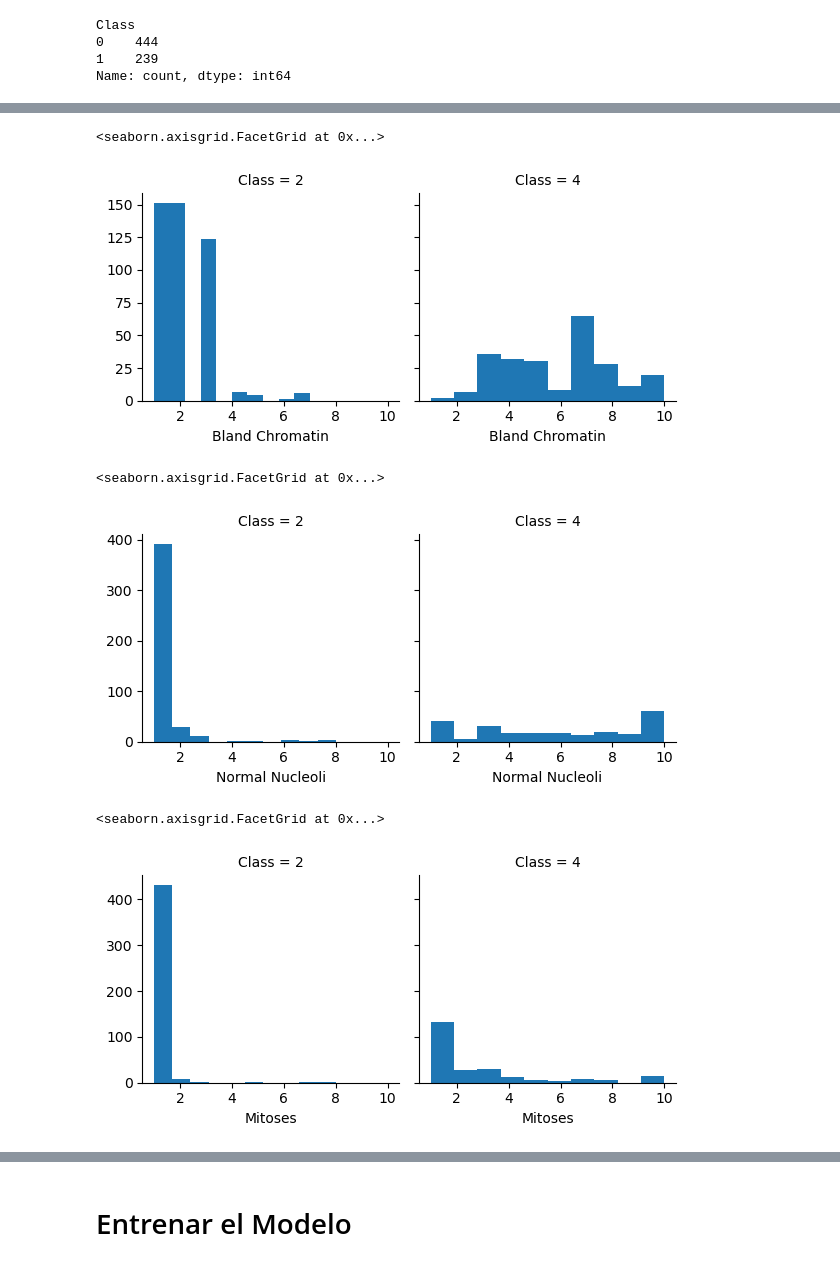
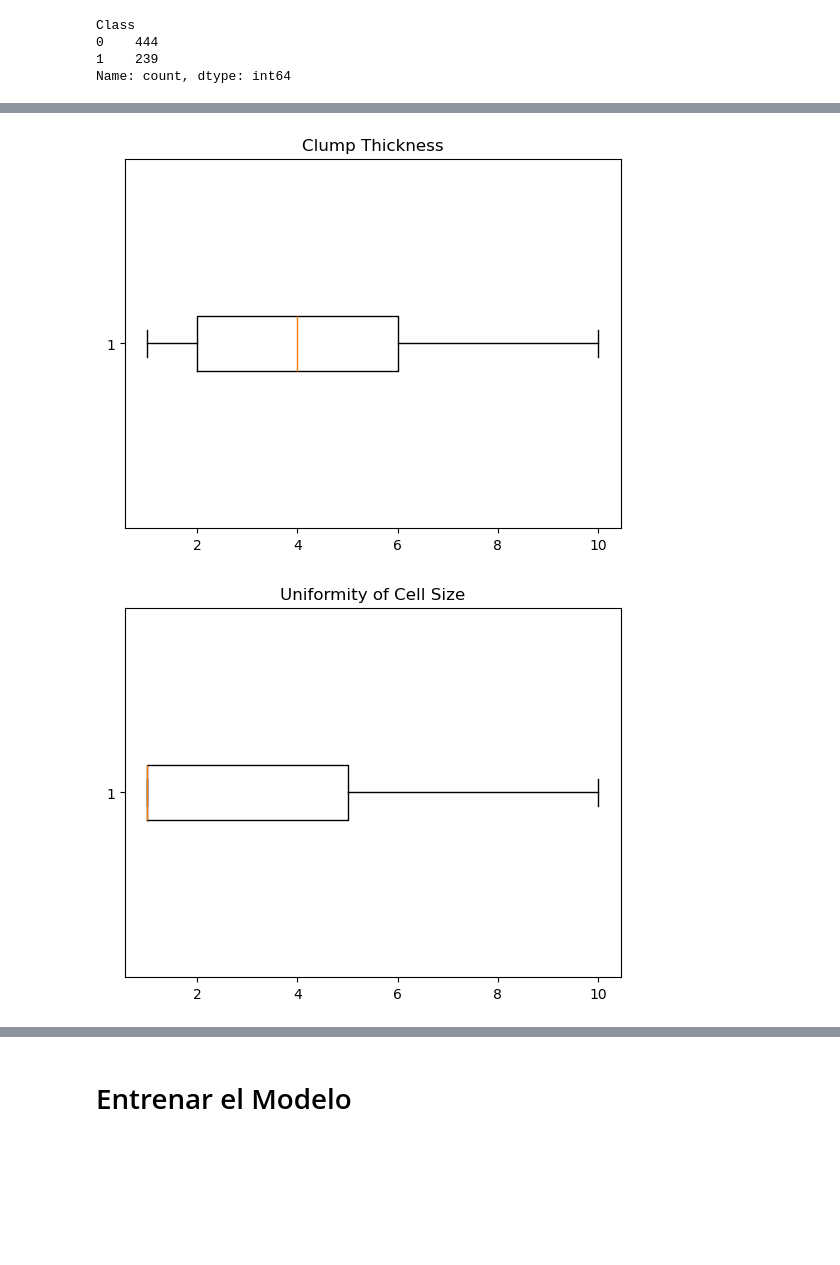
Before and after one commit to KaikoKill/Model-of-BCW, a Jupyter notebook: Model of BCW.ipynb, the cells around one changed output, grey strips where cells are left out. Cells and saved outputs as stored; diff of their text form; code cells hidden in the pictures; blank space fills up the shorter version.

```diff
--- a/Model of BCW.ipynb
+++ b/Model of BCW.ipynb
@@ -185,18 +164,39 @@ hist.map(plt.hist, 'Bare Nuclei', bins = 10)
-# %%
-hist = sns.FacetGrid(df, col= 'Class')
-hist.map(plt.hist, 'Bland Chromatin', bins = 10)
-# %% [output]
-<seaborn.axisgrid.FacetGrid at 0x...>
-[figure, removed]
-# %%
-hist = sns.FacetGrid(df, col= 'Class')
-hist.map(plt.hist, 'Normal Nucleoli', bins = 10)
-# %% [output]
-<seaborn.axisgrid.FacetGrid at 0x...>
-[figure, removed]
-# %%
-hist = sns.FacetGrid(df, col= 'Class')
-hist.map(plt.hist, 'Mitoses', bins = 10)
-# %% [output]
-<seaborn.axisgrid.FacetGrid at 0x...>
-[figure, removed]
+# %%
+plt.boxplot(df['Clump Thickness'], vert= False)
+plt.title('Clump Thickness')
+plt.show()
+
+plt.boxplot(df['Uniformity of Cell Size'], vert= False)
+plt.title('Uniformity of Cell Size')
+plt.show()
+
+plt.boxplot(df['Uniformity of Cell Shape'], vert= False)
+plt.title('Uniformity of Cell Shape')
+plt.show()
+
+plt.boxplot(df['Marginal Adhesion'], vert= False)
+plt.title('Marginal Adhesion')
+plt.show()
+
+plt.boxplot(df['Single Epithelial Cell Size'], vert= False)
+plt.title('Single Epithelial Cell Size')
+plt.show()
+
+plt.boxplot(df['Bare Nuclei'], vert= False)
+plt.title('Bare Nuclei')
+plt.show()
+
+plt.boxplot(df['Bland Chromatin'], vert= False)
+plt.title('Bland Chromatin')
+plt.show()
+
+plt.boxplot(df['Normal Nucleoli'], vert= False)
+plt.title('Normal Nucleoli')
+plt.show()
+
+plt.boxplot(df['Mitoses'], vert= False)
+plt.title('Mitoses')
+plt.show()
+# %% [output]
+[figure, added]
+[figure, added]
```
Also changed, not shown: parts of 21 cells of this notebook.
